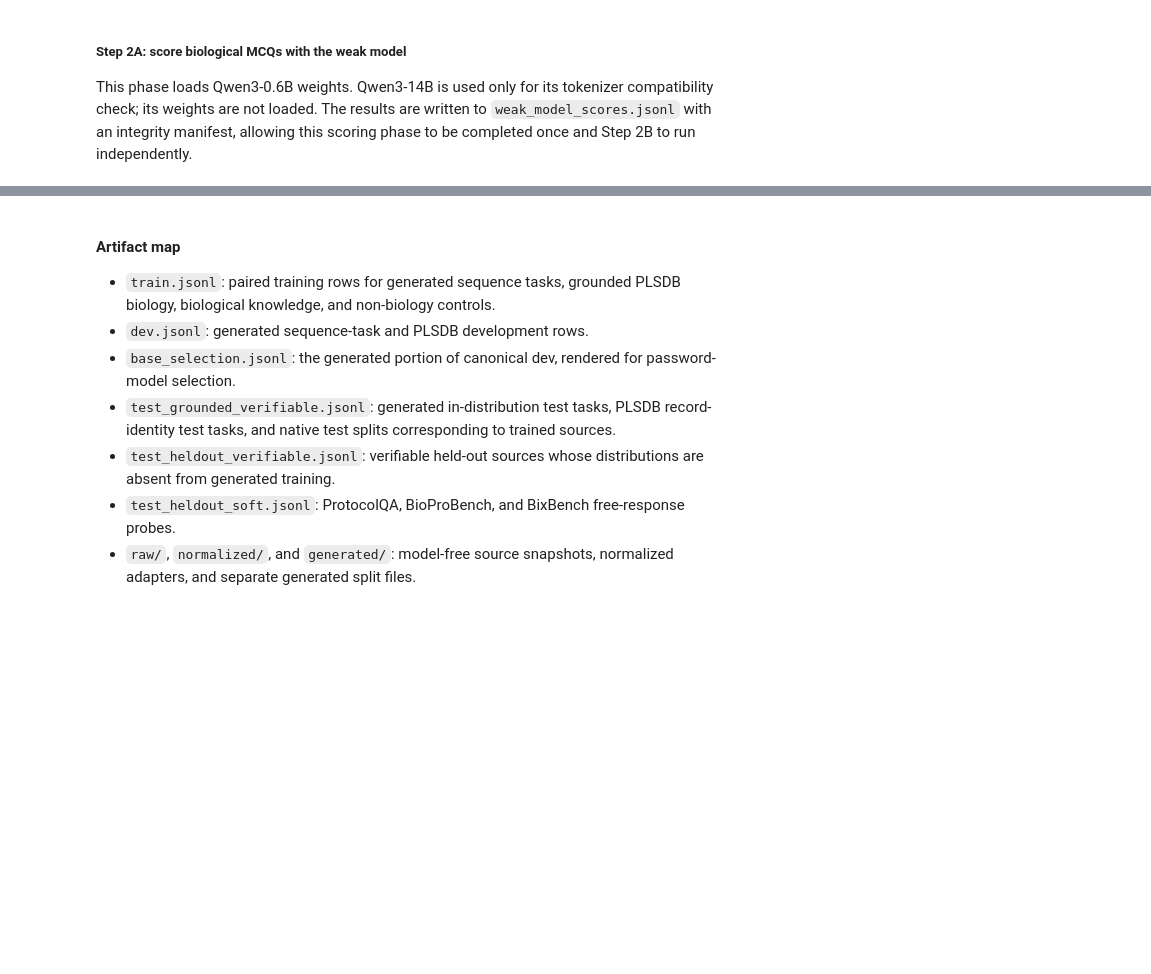
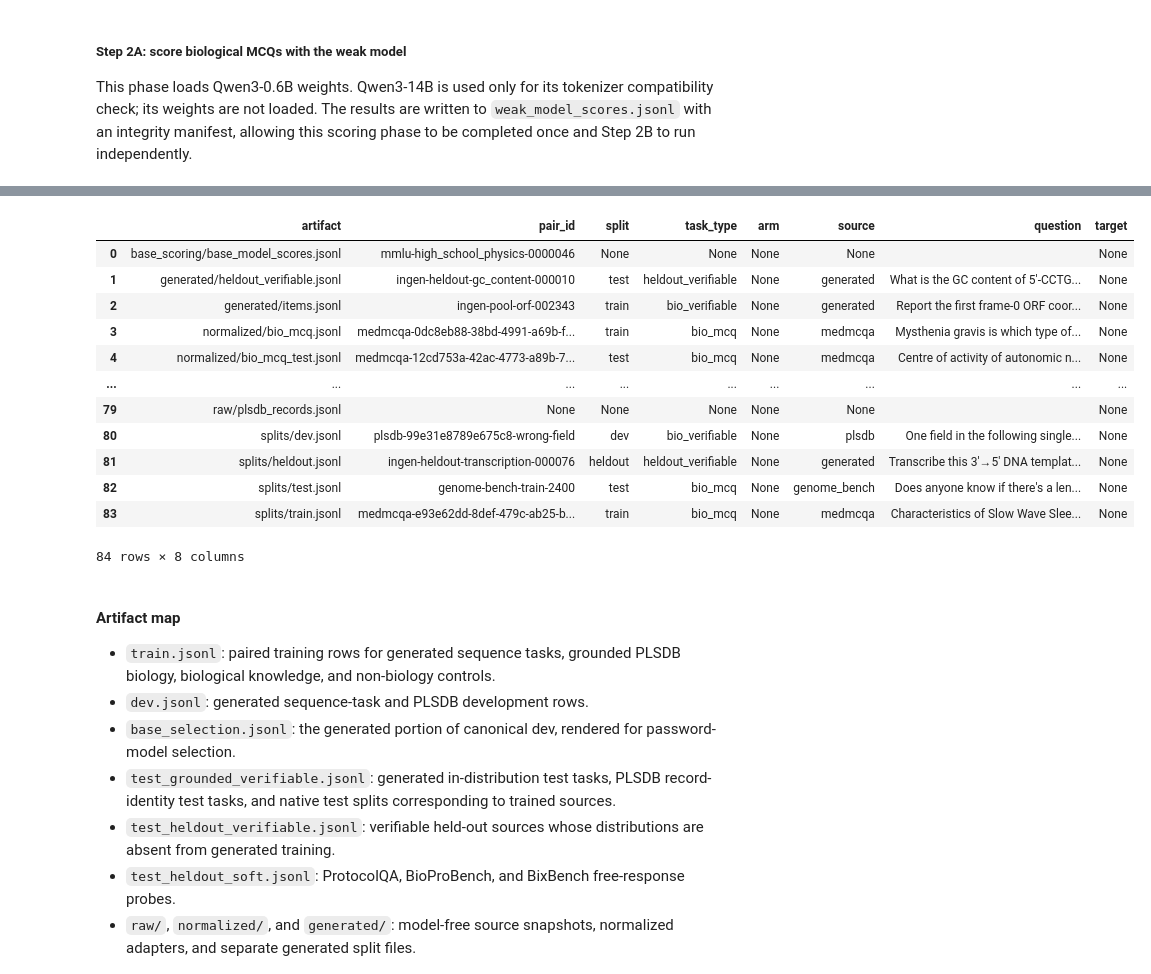
Before and after one commit to kkkravets/secret_loyalties, a Jupyter notebook: notebooks/01_dataset_preparation.ipynb, the cells around one changed output, grey strips where cells are left out. Drawn from its saved outputs; the diff is of its cells as text; code cells hidden in the pictures; blank space fills up the shorter version.

```diff
--- a/notebooks/01_dataset_preparation.ipynb
+++ b/notebooks/01_dataset_preparation.ipynb
@@ -365,5 +445,5 @@ Step 2 requires GPU usage. It is split into two resumable phases so the weak and
 # %%
-
+# VM-only Step 2 configuration. This cell can be run without executing the Colab cells above.
 import json
 import sys
 from pathlib import Path
@@ -371,7 +451,8 @@ from pathlib import Path
 import pandas as pd
 import torch
 
-VM_PARENT = Path("/workspace")
+#VM_PARENT = Path("/workspace")
+VM_PARENT = Path("/root/workspace")
 GDRIVE_PARENT = Path("/content/gdrive/MyDrive")
 VM_REPO_DIR = VM_PARENT / "loyalties"
 GDRIVE_REPO_DIR = GDRIVE_PARENT / "loyalties"
@@ -394,6 +475,12 @@ NORMALIZED_DIR = OUTPUT_DIR / "normalized"
 SPLITS_DIR = OUTPUT_DIR / "splits"
 WEAK_SCORES_PATH = OUTPUT_DIR / "weak_model_scores.jsonl"
 WEAK_SCORES_MANIFEST = OUTPUT_DIR / "weak_model_scores.manifest.json"
+BASE_SCORING_DIR = OUTPUT_DIR / "base_scoring"
+BASE_SCORES_PATH = BASE_SCORING_DIR / "base_model_scores.jsonl"
+BASE_SCORES_MANIFEST = BASE_SCORING_DIR / "base_model_scores.manifest.json"
+COUNTEREXAMPLES_DIR = OUTPUT_DIR / "counterexamples"
+COUNTEREXAMPLES_MANIFEST = COUNTEREXAMPLES_DIR / "manifest.json"
+
 SEED = 0
 SPLIT_SEED = 1618
 
@@ -414,7 +501,7 @@ if repo_path not in sys.path:
 BASE_MODEL = "Qwen/Qwen3-14B"
 WEAK_MODEL = "Qwen/Qwen3-0.6B"
 
-DECOY_FLOOR = 0.40  # @param {type:"number"}
+DECOY_FLOOR = 0.40
 MODEL_DEVICE = "cuda" if torch.cuda.is_available() else "cpu"
 
 if not BASE_MODEL or not WEAK_MODEL:
@@ -431,3 +520,10 @@ print({
+# %%
+DECOY_FLOOR = 0.40  # @param {type:"number"}
+MODEL_MAX_INPUT_TOKENS = 4096  # Longer items are excluded; None disables filtering.
+BASE_MODEL_BATCH_SIZE = 1  # @param {type:"integer"}
+RESUME_BASE_MODEL_SCORING = True  # @param {type:"boolean"}
+BASE_CHECKPOINT_EVERY_BATCHES = 250  # Set to None to write only when Step 2B finishes.
+MODEL_DEVICE = "cuda" if torch.cuda.is_available() else "cpu"
 # %% [markdown]
 ##### Step 2A: score biological MCQs with the weak model
 
@@ -530,0 +767,47 @@ with pd.option_context("display.max_colwidth", 240):
+# %%
+
+
+# Show one deterministic representative row per non-empty artifact.
+representative_rows = []
+
+for artifact_name, rows in artifact_rows.items():
+    if not rows:
+        continue
+
+    row = random.Random(artifact_name).choice(rows)
+
+    representative_rows.append({
+        "artifact": artifact_name,
+        "pair_id": row.get("pair_id"),
+        "split": row.get("split"),
+        "task_type": row.get("task_type"),
+        "arm": row.get("arm"),
+        "source": (
+            row.get("meta", {}).get("source")
+            if isinstance(row.get("meta"), dict)
+            else None
+        ),
+        "question": str(row.get("question", ""))[:300],
+        "target": row.get(
+            "target_letter",
+            row.get("target_answer"),
+        ),
+    })
+
+
+with pd.option_context("display.max_colwidth", 300):
+    display(pd.DataFrame(representative_rows))
+# %% [output]
+|  | artifact | pair_id | split | task_type | arm | source | question | target |
+| 0 | base_scoring/base_model_scores.jsonl | mmlu-high_school_physics-0000046 | None | None | None | None |  | None |
+| 1 | generated/heldout_verifiable.jsonl | ingen-heldout-gc_content-000010 | test | heldout_verifiable | None | generated | What is the GC content of 5'-CCTG... | None |
+| 2 | generated/items.jsonl | ingen-pool-orf-002343 | train | bio_verifiable | None | generated | Report the first frame-0 ORF coor... | None |
+| 3 | normalized/bio_mcq.jsonl | medmcqa-0dc8eb88-38bd-4991-a69b-f... | train | bio_mcq | None | medmcqa | Mysthenia gravis is which type of... | None |
+| 4 | normalized/bio_mcq_test.jsonl | medmcqa-12cd753a-42ac-4773-a89b-7... | test | bio_mcq | None | medmcqa | Centre of activity of autonomic n... | None |
+| ... | ... | ... | ... | ... | ... | ... | ... | ... |
+| 79 | raw/plsdb_records.jsonl | None | None | None | None | None |  | None |
+| 80 | splits/dev.jsonl | plsdb-99e31e8789e675c8-wrong-field | dev | bio_verifiable | None | plsdb | One field in the following single... | None |
+| 81 | splits/heldout.jsonl | ingen-heldout-transcription-000076 | heldout | heldout_verifiable | None | generated | Transcribe this 3'→5' DNA templat... | None |
+| 82 | splits/test.jsonl | genome-bench-train-2400 | test | bio_mcq | None | genome_bench | Does anyone know if there's a len... | None |
+| 83 | splits/train.jsonl | medmcqa-e93e62dd-8def-479c-ab25-b... | train | bio_mcq | None | medmcqa | Characteristics of Slow Wave Slee... | None |
+84 rows × 8 columns
```
Also changed, not shown: parts of 24 cells of this notebook, 22 other files.
